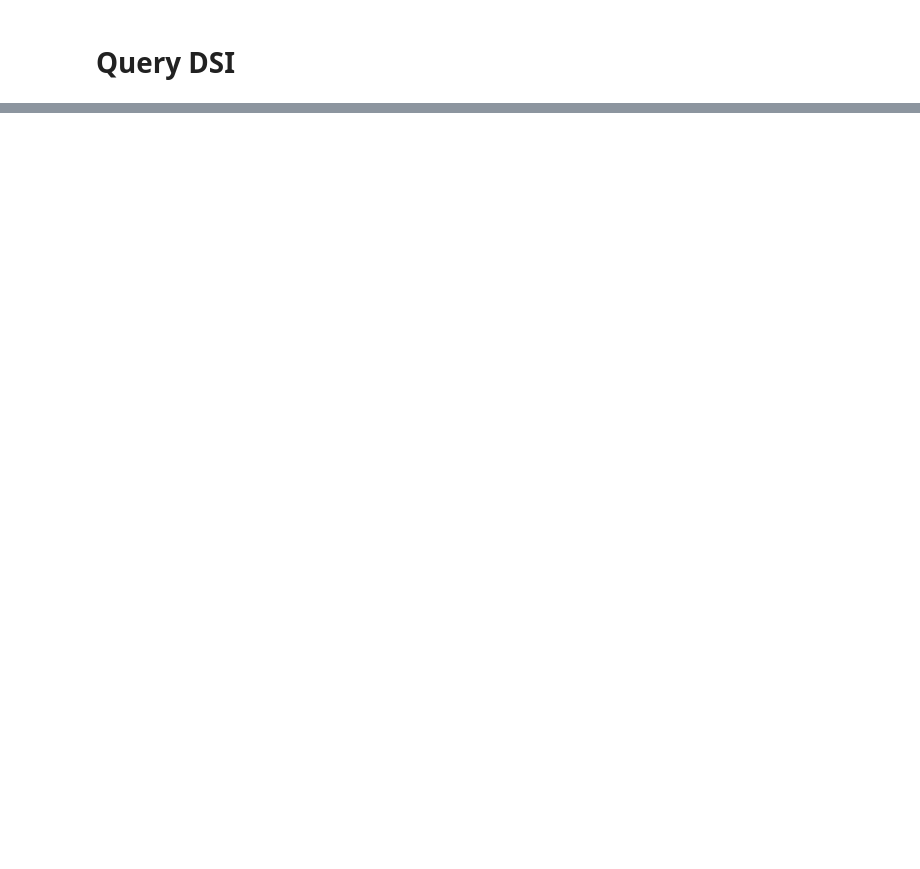
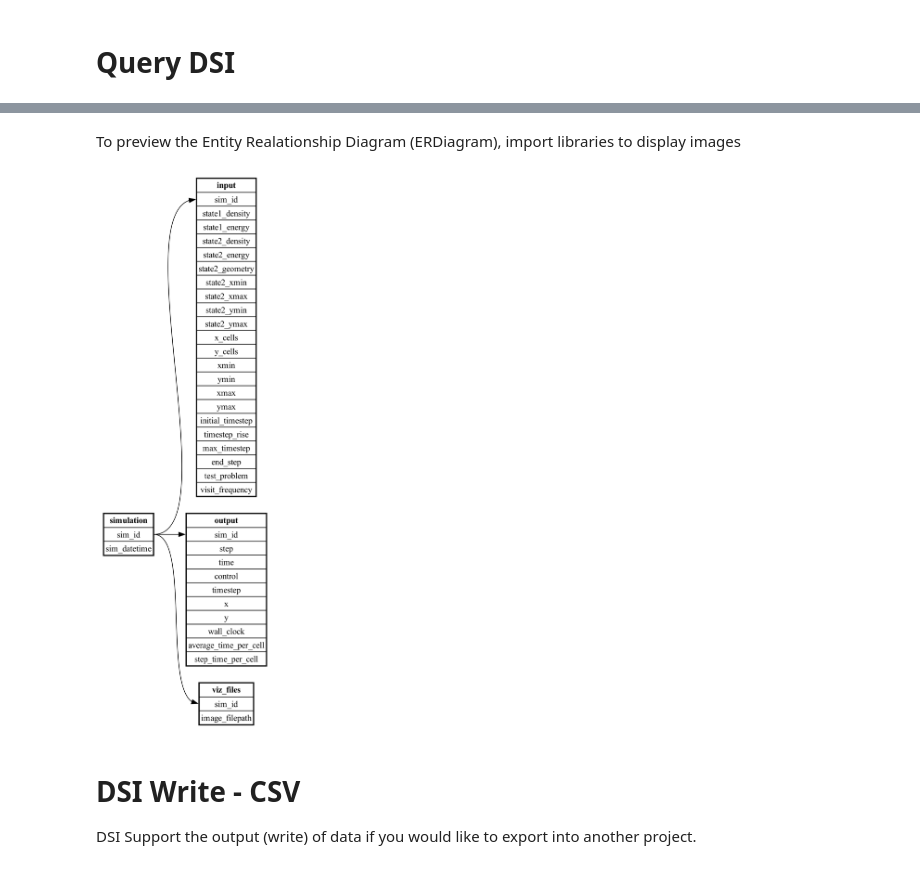
Before and after one commit to lanl/dsi, a Jupyter notebook: examples/dsi_tutorial.ipynb, the cells around one changed output, grey strips where cells are left out. Drawn from its saved outputs; the diff is of its cells as text; code cells hidden in the pictures; blank space fills up the shorter version.

```diff
--- a/examples/dsi_tutorial.ipynb
+++ b/examples/dsi_tutorial.ipynb
@@ -244,0 +260,11 @@ sim_id | ymin | y_cells | test_problem | xmin | max_timestep | timestep_rise | s
+# %% [markdown]
+To preview the Entity Realationship Diagram (ERDiagram), import libraries to display images
+# %%
+from IPython.display import Image
+Image(filename="clover_er_diagram.png", width=300)
+# %% [output]
+[figure, added]
+# %% [markdown]
+# DSI Write - CSV
+
+DSI Support the output (write) of data if you would like to export into another project.
```
Also changed, not shown: parts of 15 cells of this notebook, 1 other file.
